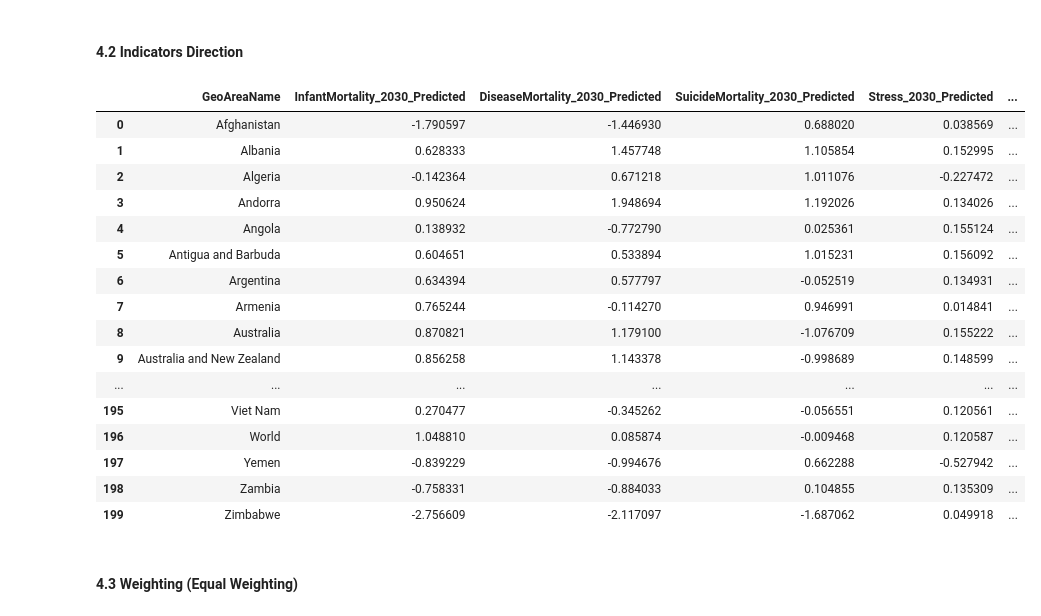
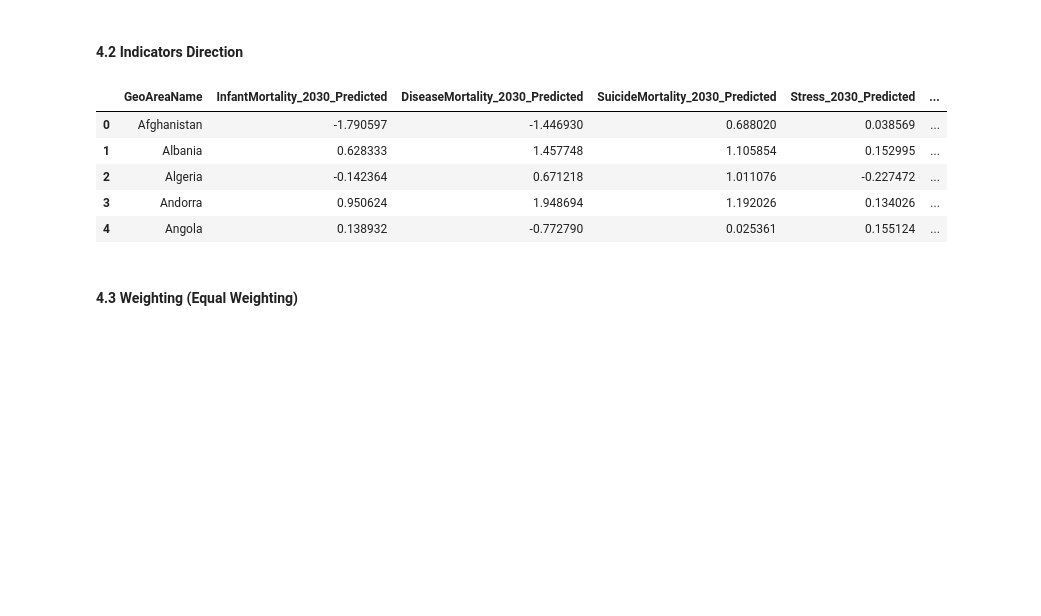
Before and after one commit to frogosorap/SDGReadinessIndex, a Jupyter notebook: CA1.ipynb, the cells around one changed output. Cells and saved outputs as stored; diff of their text form; code cells hidden in the pictures; blank space fills up the shorter version.

```diff
--- a/CA1.ipynb
+++ b/CA1.ipynb
@@ -417,46 +395,34 @@ At the same time, many variables such as **Stress_2030_Predicted** appear more t
 
 direction_df = scaled_df.copy()
 
 # Negative indicators where higher value = worse
 negative_indicators = [
     'InfantMortality_2030_Predicted',
     'DiseaseMortality_2030_Predicted',
     'SuicideMortality_2030_Predicted',
     'Stress_2030_Predicted',
     'SlumPopulation_2030_Predicted',
     'DisasterAffected_2030_Predicted'
 ]
 
 # Reverse negative indicators
 # This makes higher values represent better SDG readiness
 direction_df[negative_indicators] = direction_df[negative_indicators] * -1
 
 # Positive indicators are kept the same
 positive_indicators = [
     'DrinkingWater_2030_Predicted',
     'Handwashing_2030_Predicted'
 ]
 
-# Display first 5 rows after direction correction
-display(direction_df)
+display(direction_df.head())
 # %% [output]
 |  | GeoAreaName | InfantMortality_2030_Predicted | DiseaseMortality_2030_Predicted | SuicideMortality_2030_Predicted | Stress_2030_Predicted | ... |
 | 0 | Afghanistan | -1.790597 | -1.446930 | 0.688020 | 0.038569 | ... |
 | 1 | Albania | 0.628333 | 1.457748 | 1.105854 | 0.152995 | ... |
 | 2 | Algeria | -0.142364 | 0.671218 | 1.011076 | -0.227472 | ... |
 | 3 | Andorra | 0.950624 | 1.948694 | 1.192026 | 0.134026 | ... |
 | 4 | Angola | 0.138932 | -0.772790 | 0.025361 | 0.155124 | ... |
-| 5 | Antigua and Barbuda | 0.604651 | 0.533894 | 1.015231 | 0.156092 | ... |
-| 6 | Argentina | 0.634394 | 0.577797 | -0.052519 | 0.134931 | ... |
-| 7 | Armenia | 0.765244 | -0.114270 | 0.946991 | 0.014841 | ... |
-| 8 | Australia | 0.870821 | 1.179100 | -1.076709 | 0.155222 | ... |
-| 9 | Australia and New Zealand | 0.856258 | 1.143378 | -0.998689 | 0.148599 | ... |
-| ... | ... | ... | ... | ... | ... | ... |
-| 195 | Viet Nam | 0.270477 | -0.345262 | -0.056551 | 0.120561 | ... |
-| 196 | World | 1.048810 | 0.085874 | -0.009468 | 0.120587 | ... |
-| 197 | Yemen | -0.839229 | -0.994676 | 0.662288 | -0.527942 | ... |
-| 198 | Zambia | -0.758331 | -0.884033 | 0.104855 | 0.135309 | ... |
-| 199 | Zimbabwe | -2.756609 | -2.117097 | -1.687062 | 0.049918 | ... |
 # %% [markdown]
 #### 4.3 Weighting (Equal Weighting)
 # %%
```
Also changed, not shown: parts of 5 cells of this notebook.
